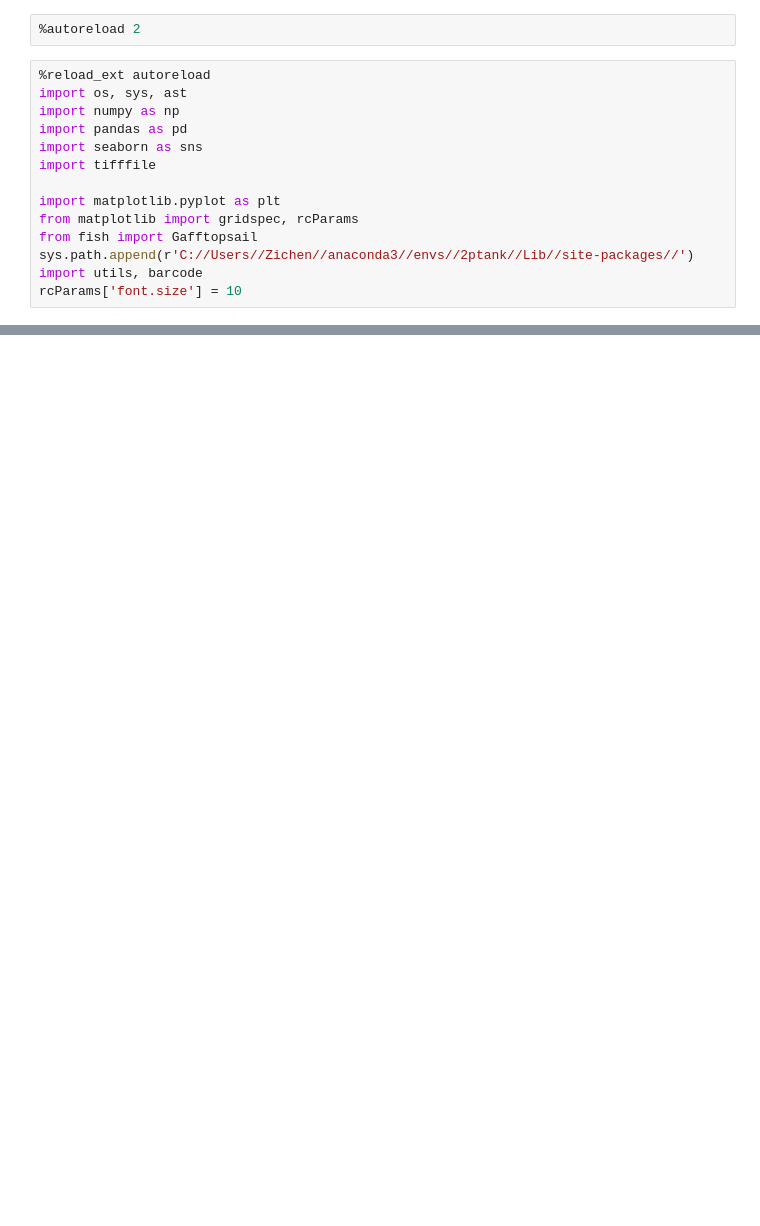
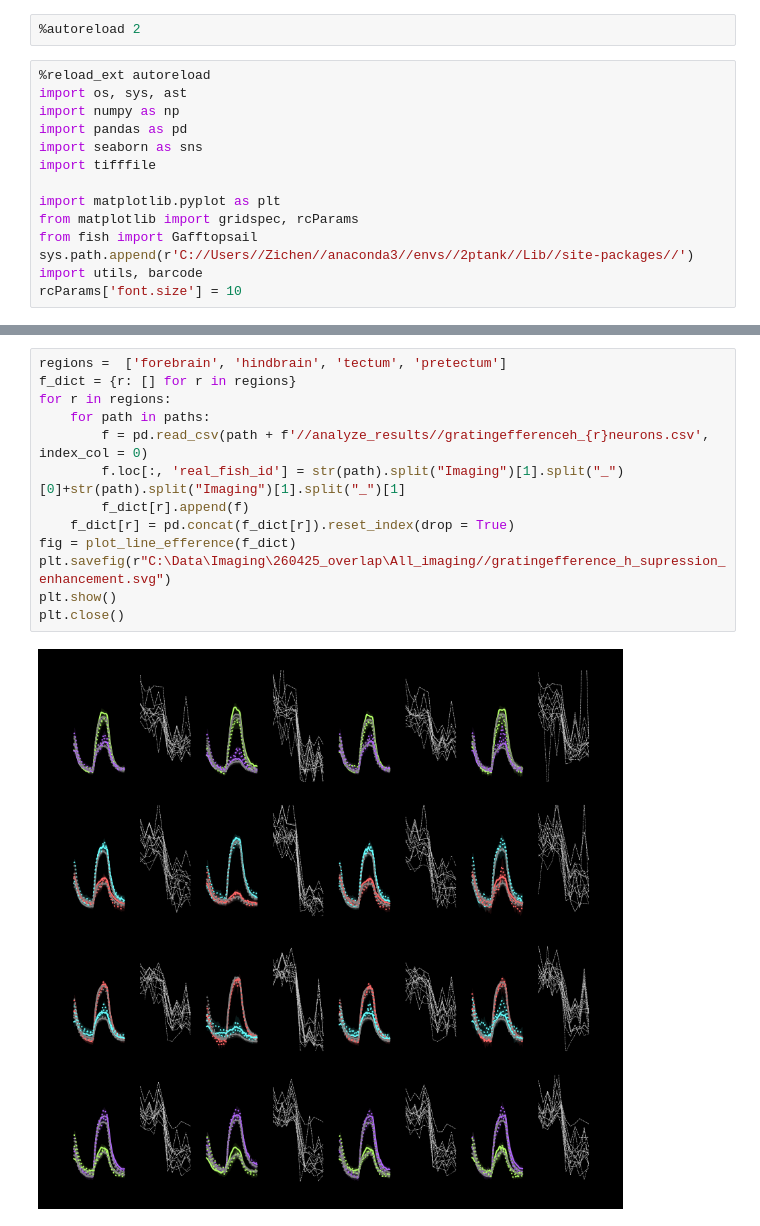
Before and after one commit to Naumann-Lab/caImageAnalysis, a Jupyter notebook: combine_imaging/combine_omrsuppression.ipynb, the cells around one changed output, grey strips where cells are left out. Cells and saved outputs as stored; diff of their text form; blank space fills up the shorter version.

```diff
--- a/combine_imaging/combine_omrsuppression.ipynb
+++ b/combine_imaging/combine_omrsuppression.ipynb
@@ -119,0 +132,15 @@ plt.close()
+# %%
+regions =  ['forebrain', 'hindbrain', 'tectum', 'pretectum']
+f_dict = {r: [] for r in regions}
+for r in regions:
+    for path in paths:
+        f = pd.read_csv(path + f'//analyze_results//gratingefferenceh_{r}neurons.csv', index_col = 0)
+        f.loc[:, 'real_fish_id'] = str(path).split("Imaging")[1].split("_")[0]+str(path).split("Imaging")[1].split("_")[1]
+        f_dict[r].append(f)
+    f_dict[r] = pd.concat(f_dict[r]).reset_index(drop = True)
+fig = plot_line_efference(f_dict)
+plt.savefig(r"C:\Data\Imaging\260425_overlap\All_imaging//gratingefference_h_supression_enhancement.svg")
+plt.show()
+plt.close()
+# %% [output]
+[figure, added]
```
Also changed, not shown: parts of 6 cells of this notebook, 4 other files.
